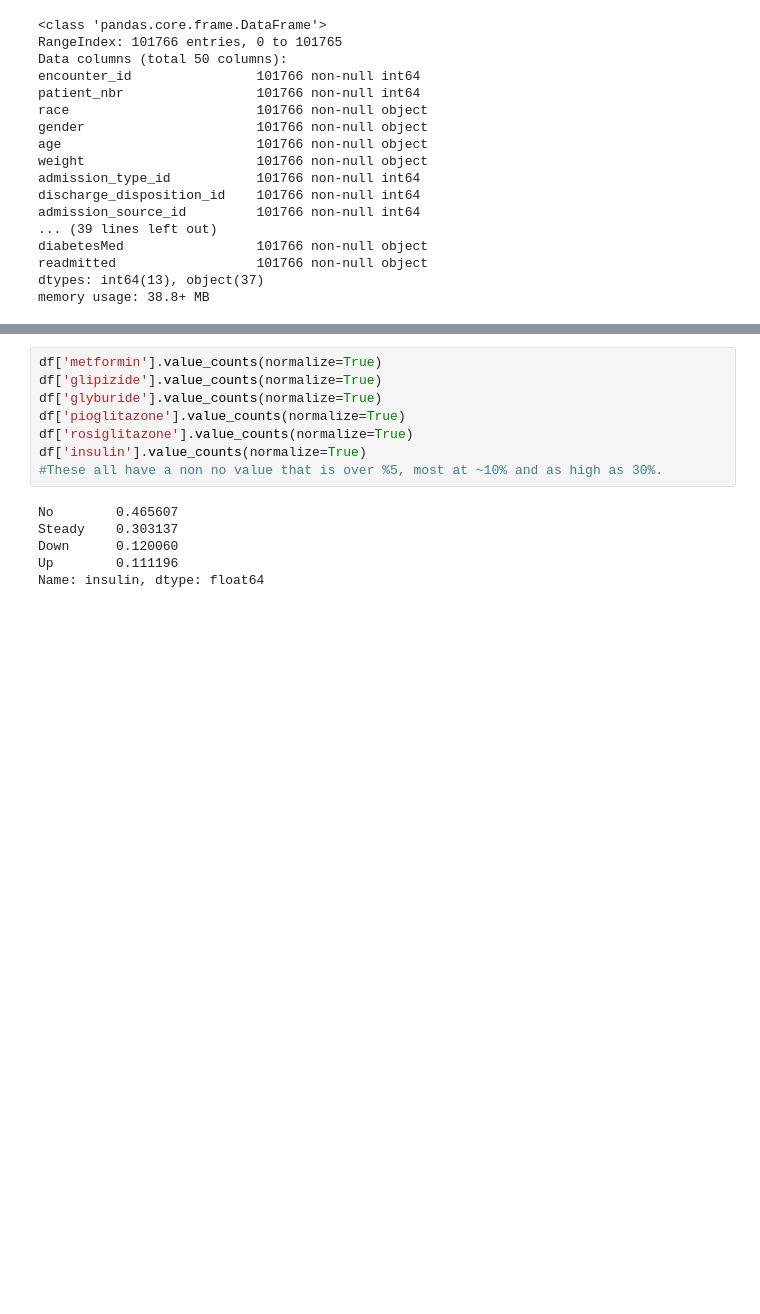
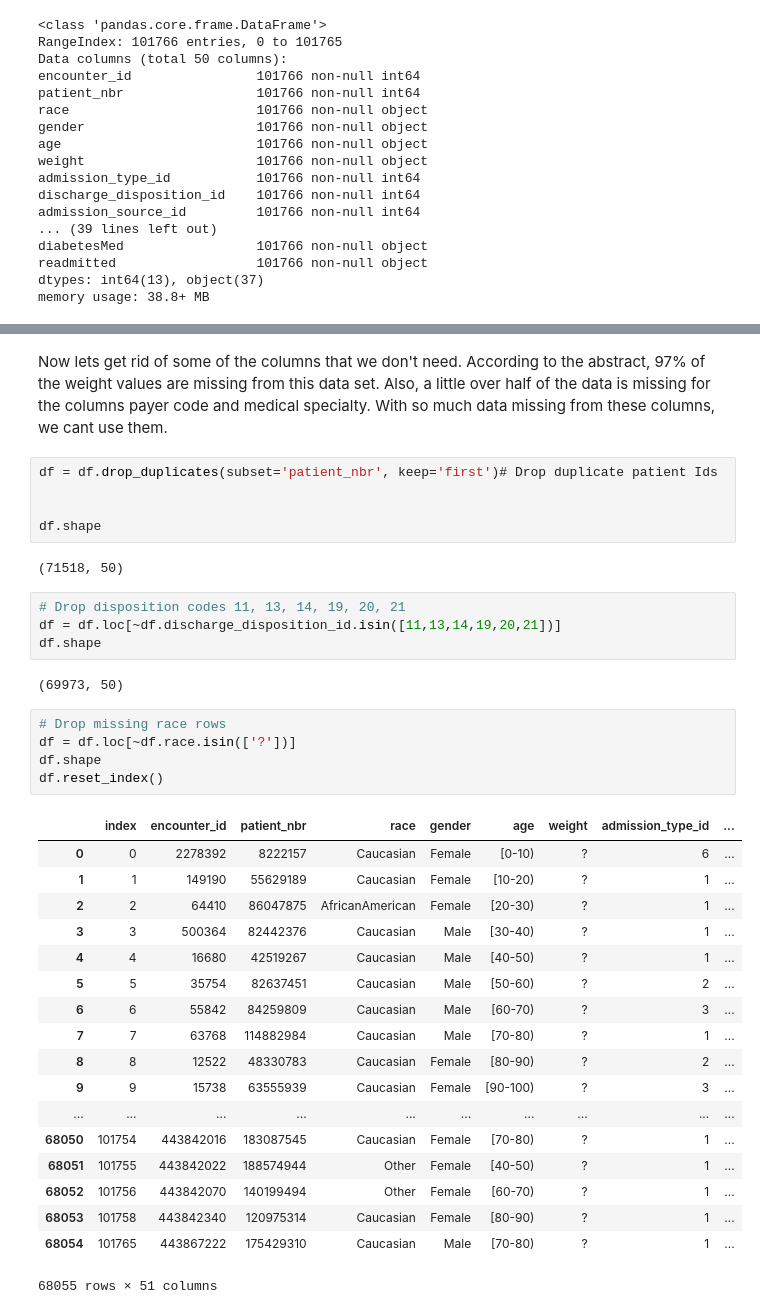
Before and after one commit to learn-co-students/ds-atlanta-06_24_19, a Jupyter notebook: module_1/Week_2/project/Project.ipynb, the cells around one changed output, grey strips where cells are left out. Drawn from its saved outputs; the diff is of its cells as text; blank space fills up the shorter version.

```diff
--- a/module_1/Week_2/project/Project.ipynb
+++ b/module_1/Week_2/project/Project.ipynb
@@ -71,17 +73,42 @@ array([[<matplotlib.axes._subplots.AxesSubplot object at 0x...>,
         <matplotlib.axes._subplots.AxesSubplot object at 0x...>]],
       dtype=object)
 [figure]
-# %%
-df['metformin'].value_counts(normalize=True)
-df['glipizide'].value_counts(normalize=True)
-df['glyburide'].value_counts(normalize=True)
-df['pioglitazone'].value_counts(normalize=True)
-df['rosiglitazone'].value_counts(normalize=True)
-df['insulin'].value_counts(normalize=True)
-#These all have a non no value that is over %5, most at ~10% and as high as 30%.
-# %% [output]
-No        0.465607
-Steady    0.303137
-Down      0.120060
-Up        0.111196
-Name: insulin, dtype: float64
+# %% [markdown]
+Now lets get rid of some of the columns that we don't need. According to the abstract, 97% of the weight values are missing from this data set. Also, a little over half of the data is missing for the columns payer code and medical specialty. With so much data missing from these columns, we cant use them.
+# %%
+df = df.drop_duplicates(subset='patient_nbr', keep='first')# Drop duplicate patient Ids
+
+
+df.shape
+# %% [output]
+(71518, 50)
+# %%
+# Drop disposition codes 11, 13, 14, 19, 20, 21
+df = df.loc[~df.discharge_disposition_id.isin([11,13,14,19,20,21])]
+df.shape
+# %% [output]
+(69973, 50)
+# %%
+# Drop missing race rows
+df = df.loc[~df.race.isin(['?'])]
+df.shape
+df.reset_index()
+# %% [output]
+|  | index | encounter_id | patient_nbr | race | gender | age | weight | admission_type_id | ... |
+| 0 | 0 | 2278392 | 8222157 | Caucasian | Female | [0-10) | ? | 6 | ... |
+| 1 | 1 | 149190 | 55629189 | Caucasian | Female | [10-20) | ? | 1 | ... |
+| 2 | 2 | 64410 | 86047875 | AfricanAmerican | Female | [20-30) | ? | 1 | ... |
+| 3 | 3 | 500364 | 82442376 | Caucasian | Male | [30-40) | ? | 1 | ... |
+| 4 | 4 | 16680 | 42519267 | Caucasian | Male | [40-50) | ? | 1 | ... |
+| 5 | 5 | 35754 | 82637451 | Caucasian | Male | [50-60) | ? | 2 | ... |
+| 6 | 6 | 55842 | 84259809 | Caucasian | Male | [60-70) | ? | 3 | ... |
+| 7 | 7 | 63768 | 114882984 | Caucasian | Male | [70-80) | ? | 1 | ... |
+| 8 | 8 | 12522 | 48330783 | Caucasian | Female | [80-90) | ? | 2 | ... |
+| 9 | 9 | 15738 | 63555939 | Caucasian | Female | [90-100) | ? | 3 | ... |
+| ... | ... | ... | ... | ... | ... | ... | ... | ... | ... |
+| 68050 | 101754 | 443842016 | 183087545 | Caucasian | Female | [70-80) | ? | 1 | ... |
+| 68051 | 101755 | 443842022 | 188574944 | Other | Female | [40-50) | ? | 1 | ... |
+| 68052 | 101756 | 443842070 | 140199494 | Other | Female | [60-70) | ? | 1 | ... |
+| 68053 | 101758 | 443842340 | 120975314 | Caucasian | Female | [80-90) | ? | 1 | ... |
+| 68054 | 101765 | 443867222 | 175429310 | Caucasian | Male | [70-80) | ? | 1 | ... |
+68055 rows × 51 columns
```
Also changed, not shown: parts of 18 cells of this notebook, 1 other file.
